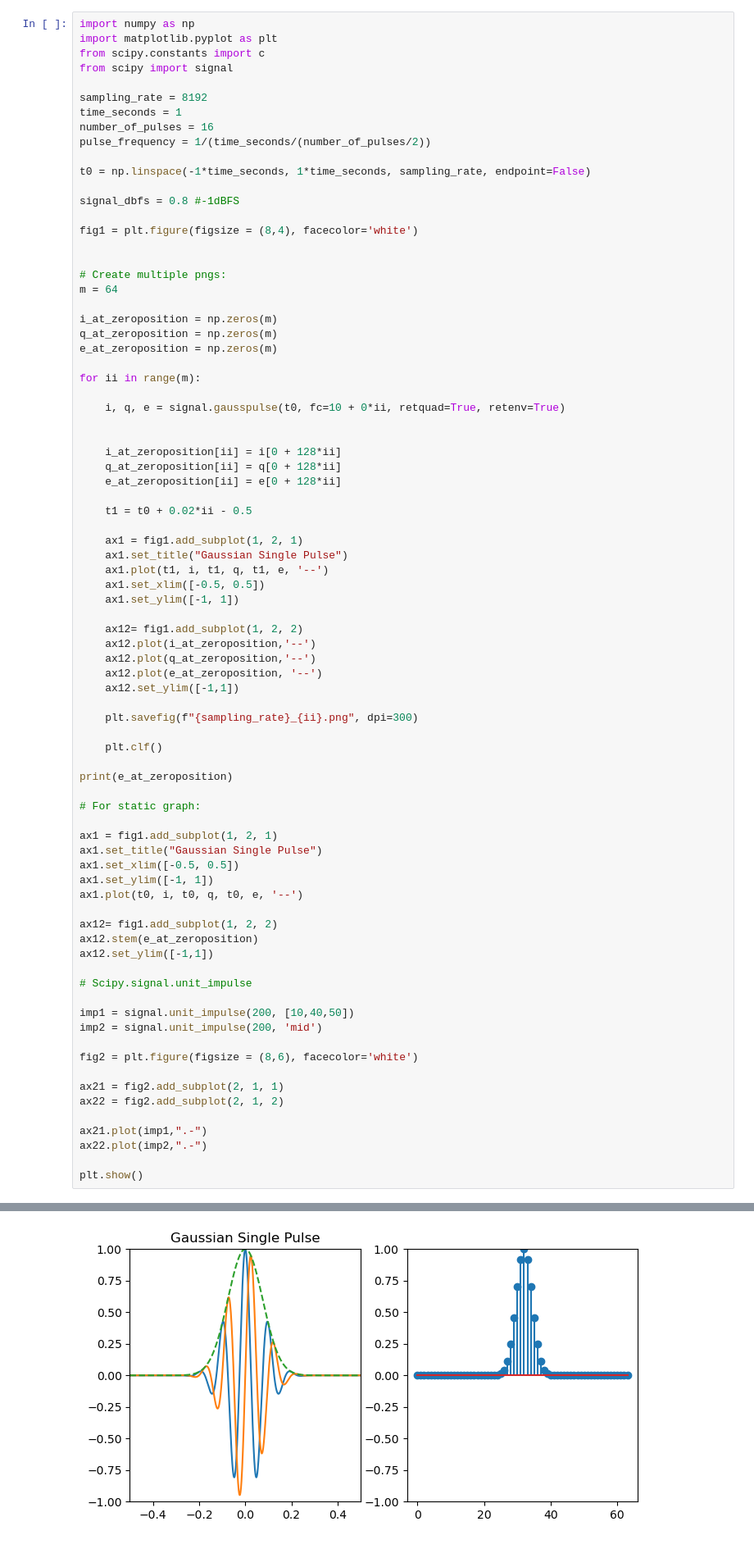
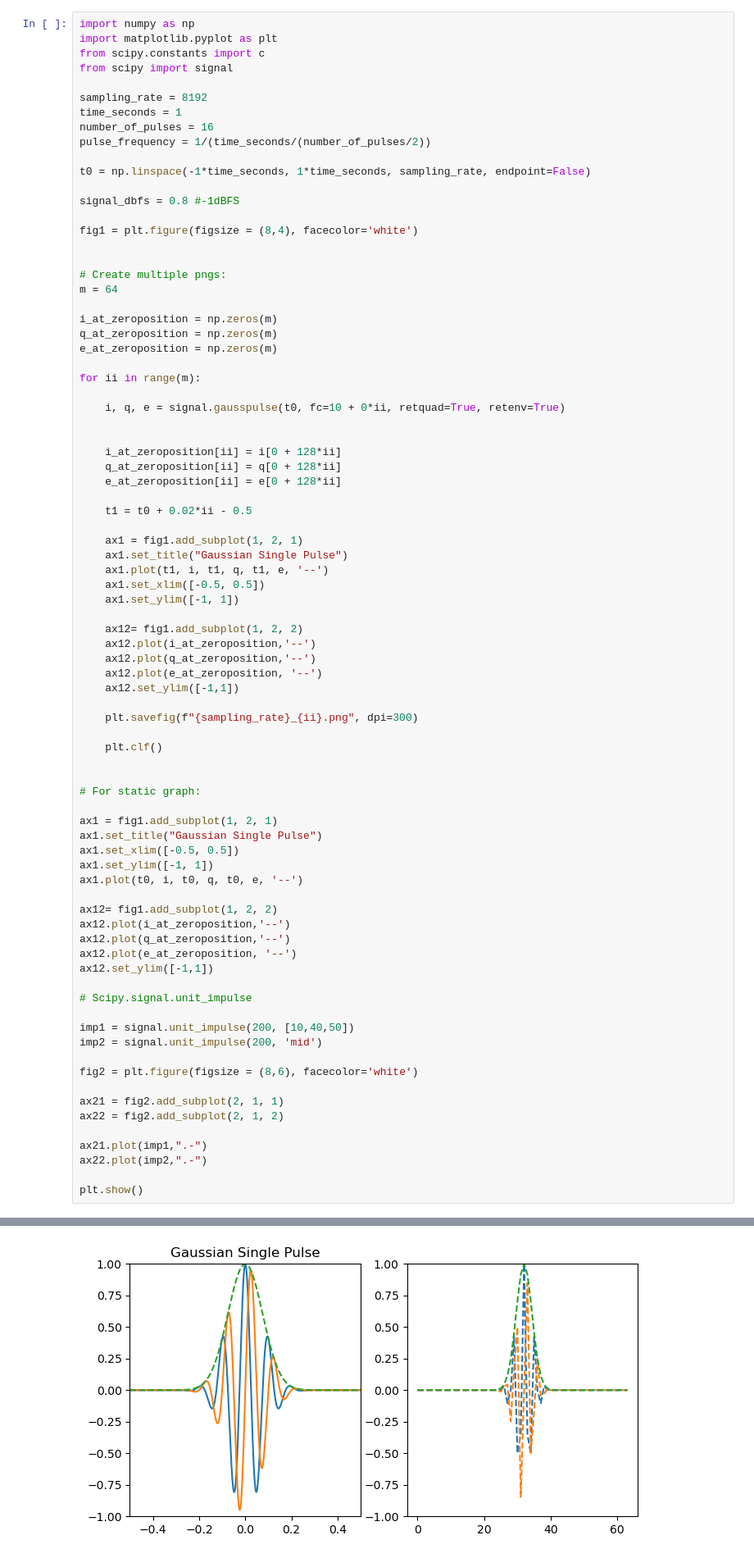
Before and after one commit to tacticstactics/gausspulse, a Jupyter notebook: gausspulse.ipynb, the cells around one changed output, grey strips where cells are left out. Shown: that part at 82% size. Cells and saved outputs as stored; diff of their text form.

```diff
--- a/gausspulse.ipynb
+++ b/gausspulse.ipynb
@@ -50,7 +50,6 @@ for ii in range(m):
 
     plt.clf()
 
-print(e_at_zeroposition)
 
 # For static graph:
 
@@ -61,7 +60,9 @@ ax1.set_ylim([-1, 1])
 ax1.plot(t0, i, t0, q, t0, e, '--')
 
 ax12= fig1.add_subplot(1, 2, 2)
-ax12.stem(e_at_zeroposition)
+ax12.plot(i_at_zeroposition,'--')
+ax12.plot(q_at_zeroposition,'--')
+ax12.plot(e_at_zeroposition, '--')
 ax12.set_ylim([-1,1])
 
 # Scipy.signal.unit_impulse
@@ -98,2 +83,2 @@ plt.show()
-[figure, old version]
+[figure, new version]
 [figure]
```
Also changed, not shown: parts of 1 cell of this notebook.
